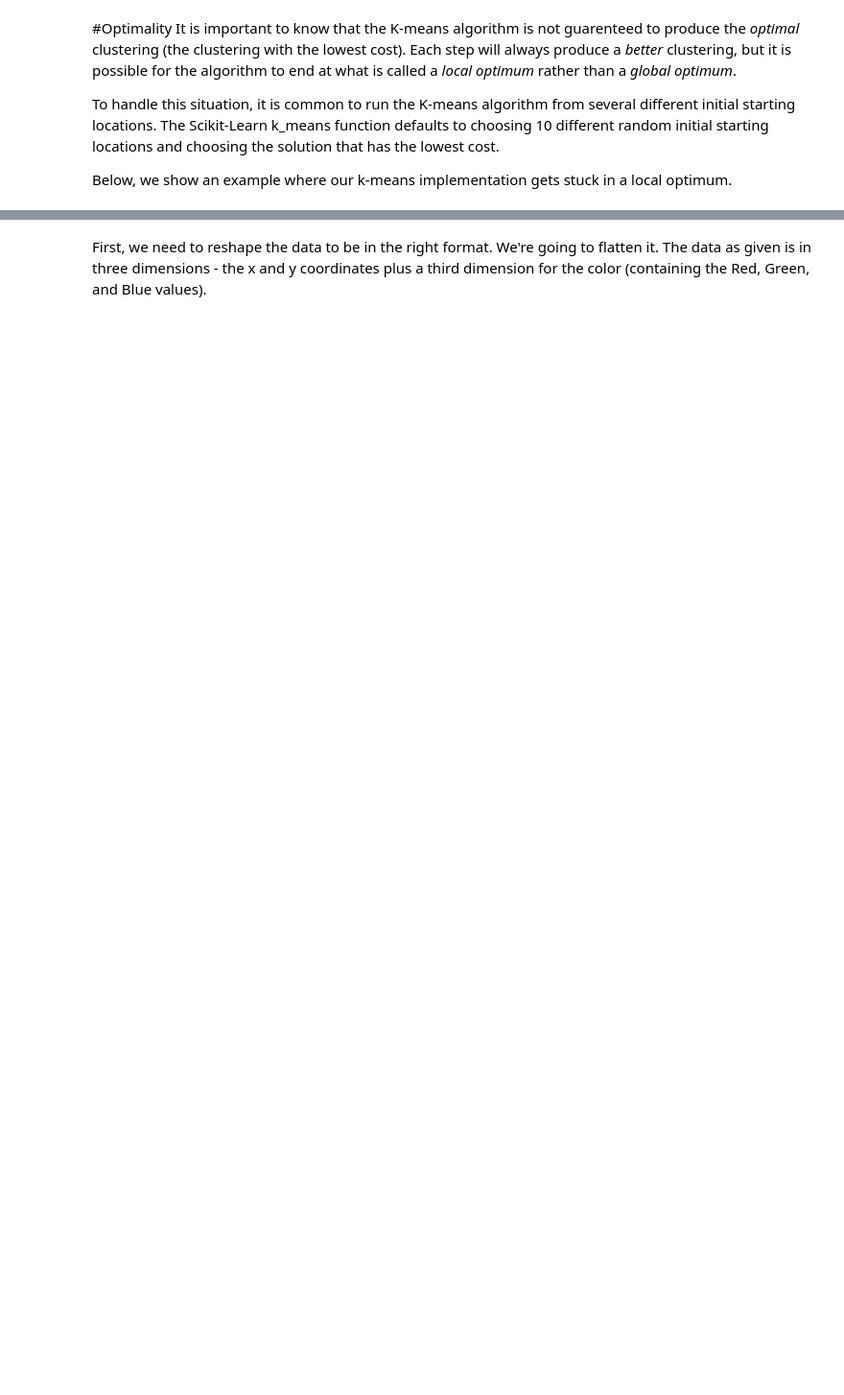
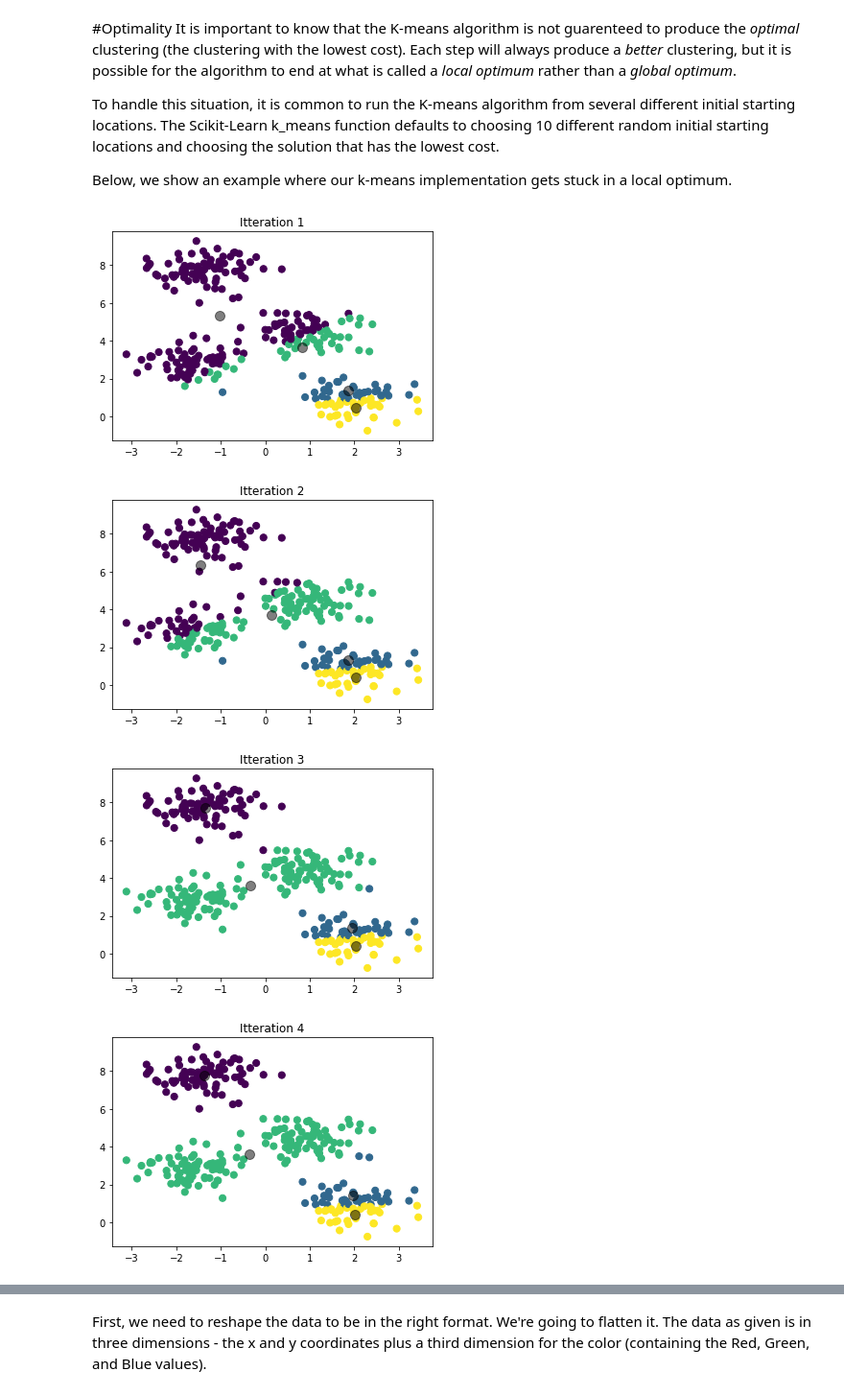
Before and after one commit to kpjaskie/SenSIP21, a Jupyter notebook: 3_ML_Algorithms_Clustering.ipynb, the cells around one changed output, grey strips where cells are left out. Shown at 96% size. Drawn from its saved outputs; the diff is of its cells as text; code cells hidden in the pictures; blank space fills up the shorter version.

```diff
--- a/3_ML_Algorithms_Clustering.ipynb
+++ b/3_ML_Algorithms_Clustering.ipynb
@@ -118,5 +168,15 @@ To handle this situation, it is common to run the K-means algorithm from several
 
 Below, we show an example where our k-means implementation gets stuck in a local optimum.
 # %%
-X, y = make_blobs(n_samples=300, centers=4, cluster_std=0.60, random_state=0)
+#@title Example of a non-optimal k-means solution
+X, y = make_blobs(n_samples=300,
+                  centers=4,
+                  cluster_std=0.60,
+                  random_state=0)
+
 centroids, labels = find_clusters(X, 4, rseed=0)
+# %% [output]
+[figure, added]
+[figure, added]
+[figure, added]
+[figure, added]
```
Also changed, not shown: parts of 33 cells of this notebook.
